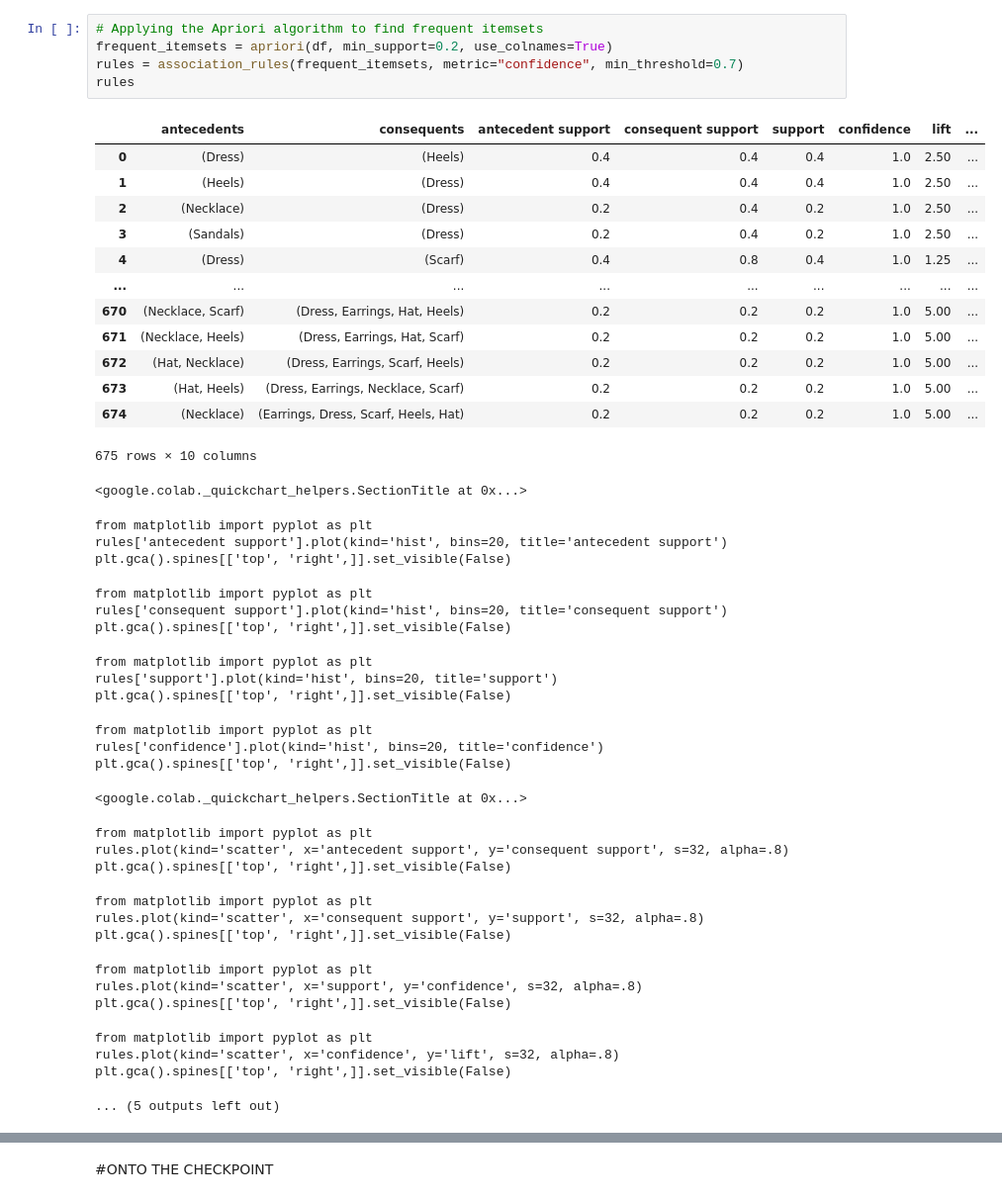
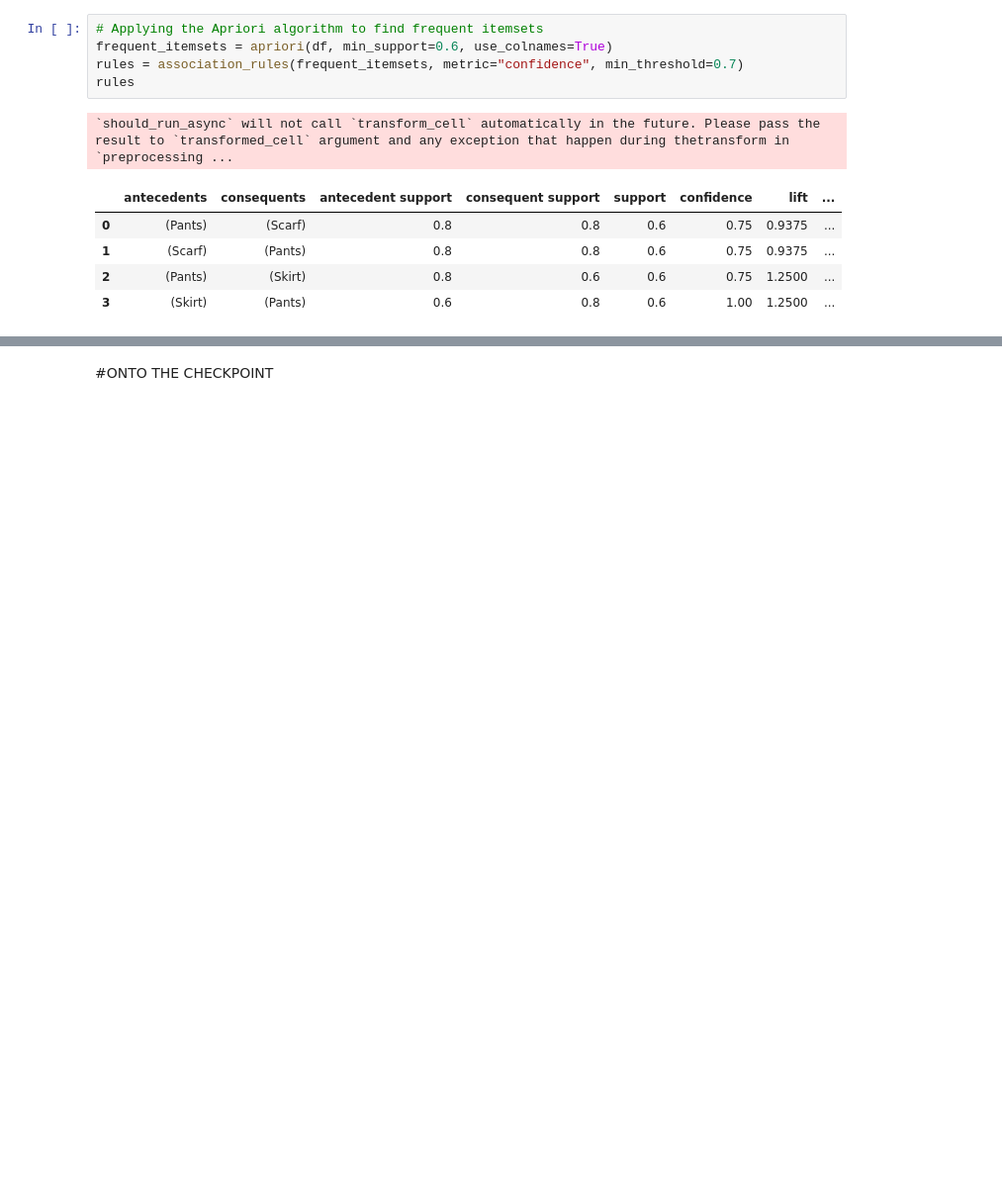
Before and after one commit to ubaemmanuel001/GMC, a Jupyter notebook: Checkpoint_8.ipynb, the cells around one changed output, grey strips where cells are left out. Shown at 99% size. Cells and saved outputs as stored; diff of their text form; blank space fills up the shorter version.

```diff
--- a/Checkpoint_8.ipynb
+++ b/Checkpoint_8.ipynb
@@ -68,47 +67,13 @@ df
 | 4 | False | True | False | False | False | True | False | True | True | True | False | ... |
 # %%
 # Applying the Apriori algorithm to find frequent itemsets
-frequent_itemsets = apriori(df, min_support=0.2, use_colnames=True)
+frequent_itemsets = apriori(df, min_support=0.6, use_colnames=True)
 rules = association_rules(frequent_itemsets, metric="confidence", min_threshold=0.7)
 rules
 # %% [output]
+`should_run_async` will not call `transform_cell` automatically in the future. Please pass the result to `transformed_cell` argument and any exception that happen during thetransform in `preprocessing ...
 |  | antecedents | consequents | antecedent support | consequent support | support | confidence | lift | ... |
-| 0 | (Dress) | (Heels) | 0.4 | 0.4 | 0.4 | 1.0 | 2.50 | ... |
-| 1 | (Heels) | (Dress) | 0.4 | 0.4 | 0.4 | 1.0 | 2.50 | ... |
-| 2 | (Necklace) | (Dress) | 0.2 | 0.4 | 0.2 | 1.0 | 2.50 | ... |
-| 3 | (Sandals) | (Dress) | 0.2 | 0.4 | 0.2 | 1.0 | 2.50 | ... |
-| 4 | (Dress) | (Scarf) | 0.4 | 0.8 | 0.4 | 1.0 | 1.25 | ... |
-| ... | ... | ... | ... | ... | ... | ... | ... | ... |
-| 670 | (Necklace, Scarf) | (Dress, Earrings, Hat, Heels) | 0.2 | 0.2 | 0.2 | 1.0 | 5.00 | ... |
-| 671 | (Necklace, Heels) | (Dress, Earrings, Hat, Scarf) | 0.2 | 0.2 | 0.2 | 1.0 | 5.00 | ... |
-| 672 | (Hat, Necklace) | (Dress, Earrings, Scarf, Heels) | 0.2 | 0.2 | 0.2 | 1.0 | 5.00 | ... |
-| 673 | (Hat, Heels) | (Dress, Earrings, Necklace, Scarf) | 0.2 | 0.2 | 0.2 | 1.0 | 5.00 | ... |
-| 674 | (Necklace) | (Earrings, Dress, Scarf, Heels, Hat) | 0.2 | 0.2 | 0.2 | 1.0 | 5.00 | ... |
+| 0 | (Pants) | (Scarf) | 0.8 | 0.8 | 0.6 | 0.75 | 0.9375 | ... |
+| 1 | (Scarf) | (Pants) | 0.8 | 0.8 | 0.6 | 0.75 | 0.9375 | ... |
+| 2 | (Pants) | (Skirt) | 0.8 | 0.6 | 0.6 | 0.75 | 1.2500 | ... |
+| 3 | (Skirt) | (Pants) | 0.6 | 0.8 | 0.6 | 1.00 | 1.2500 | ... |
-675 rows × 10 columns
-<google.colab._quickchart_helpers.SectionTitle at 0x...>
-from matplotlib import pyplot as plt
-rules['antecedent support'].plot(kind='hist', bins=20, title='antecedent support')
-plt.gca().spines[['top', 'right',]].set_visible(False)
-from matplotlib import pyplot as plt
-rules['consequent support'].plot(kind='hist', bins=20, title='consequent support')
-plt.gca().spines[['top', 'right',]].set_visible(False)
-from matplotlib import pyplot as plt
-rules['support'].plot(kind='hist', bins=20, title='support')
-plt.gca().spines[['top', 'right',]].set_visible(False)
-from matplotlib import pyplot as plt
-rules['confidence'].plot(kind='hist', bins=20, title='confidence')
-plt.gca().spines[['top', 'right',]].set_visible(False)
-<google.colab._quickchart_helpers.SectionTitle at 0x...>
-from matplotlib import pyplot as plt
-rules.plot(kind='scatter', x='antecedent support', y='consequent support', s=32, alpha=.8)
-plt.gca().spines[['top', 'right',]].set_visible(False)
-from matplotlib import pyplot as plt
-rules.plot(kind='scatter', x='consequent support', y='support', s=32, alpha=.8)
-plt.gca().spines[['top', 'right',]].set_visible(False)
-from matplotlib import pyplot as plt
-rules.plot(kind='scatter', x='support', y='confidence', s=32, alpha=.8)
-plt.gca().spines[['top', 'right',]].set_visible(False)
-from matplotlib import pyplot as plt
-rules.plot(kind='scatter', x='confidence', y='lift', s=32, alpha=.8)
-plt.gca().spines[['top', 'right',]].set_visible(False)
-... (5 outputs left out)
```
Also changed, not shown: parts of 17 cells of this notebook.
